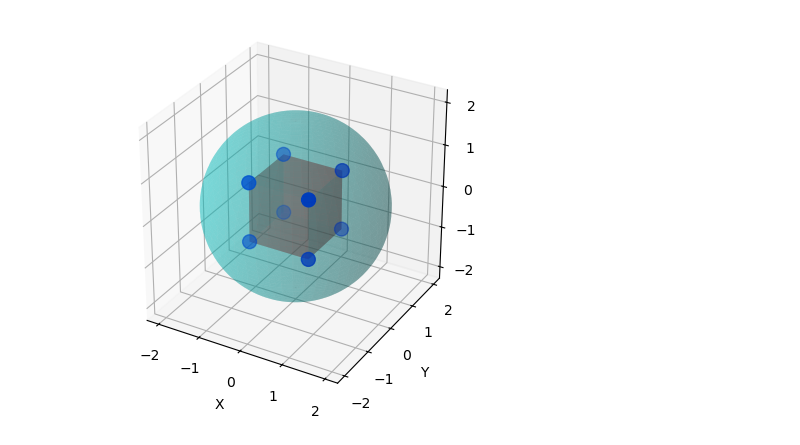
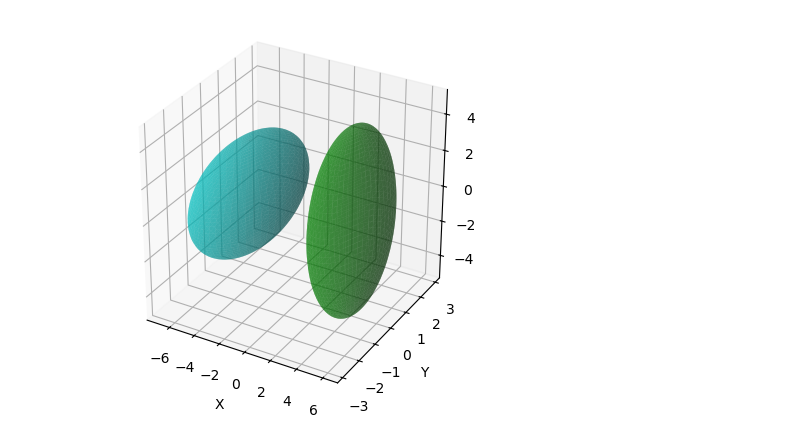
Before and after one commit to PepsiMonster/Python_ML, a Jupyter notebook: graph.ipynb, the cells around one changed output. Drawn from its saved outputs; the diff is of its cells as text; code cells hidden in the pictures.

Commit message:
TRP_DZ1 added, deleted old docx files, full report

```diff
--- a/graph.ipynb
+++ b/graph.ipynb
@@ -1,63 +31,82 @@
 # %%
 import numpy as np
 import matplotlib.pyplot as plt
 
 # Function to plot the cube
-def plot_cube(ax, size=1):
-    r = [-size / 2, size / 2]
+# def plot_cube(ax, size=1):
+#     r = [-size / 2, size / 2]
 
-    # Top and bottom faces (z = constant)
-    X, Y = np.meshgrid(r, r)
-    Z_top = np.full_like(X, size / 2)
-    Z_bottom = np.full_like(X, -size / 2)
-    ax.plot_surface(X, Y, Z_top, color='r', alpha=0.3)      # Top face
-    ax.plot_surface(X, Y, Z_bottom, color='r', alpha=0.3)   # Bottom face
+#     # Top and bottom faces (z = constant)
+#     X, Y = np.meshgrid(r, r)
+#     Z_top = np.full_like(X, size / 2)
+#     Z_bottom = np.full_like(X, -size / 2)
+#     ax.plot_surface(X, Y, Z_top, color='r', alpha=0.3)      # Top face
+#     ax.plot_surface(X, Y, Z_bottom, color='r', alpha=0.3)   # Bottom face
 
-    # Side faces (x = constant)
-    Y_side, Z_side = np.meshgrid(r, r)
-    X_side1 = np.full_like(Y_side, size / 2)
-    X_side2 = np.full_like(Y_side, -size / 2)
-    ax.plot_surface(X_side1, Y_side, Z_side, color='r', alpha=0.3)  # Side face x = size/2
-    ax.plot_surface(X_side2, Y_side, Z_side, color='r', alpha=0.3)  # Side face x = -size/2
+#     # Side faces (x = constant)
+#     Y_side, Z_side = np.meshgrid(r, r)
+#     X_side1 = np.full_like(Y_side, size / 2)
+#     X_side2 = np.full_like(Y_side, -size / 2)
+#     ax.plot_surface(X_side1, Y_side, Z_side, color='r', alpha=0.3)  # Side face x = size/2
+#     ax.plot_surface(X_side2, Y_side, Z_side, color='r', alpha=0.3)  # Side face x = -size/2
 
-    # Side faces (y = constant)
-    X_side, Z_side = np.meshgrid(r, r)
-    Y_side1 = np.full_like(X_side, size / 2)
-    Y_side2 = np.full_like(X_side, -size / 2)
-    ax.plot_surface(X_side, Y_side1, Z_side, color='r', alpha=0.3)  # Side face y = size/2
-    ax.plot_surface(X_side, Y_side2, Z_side, color='r', alpha=0.3)  # Side face y = -size/2
+    # # Side faces (y = constant)
+    # X_side, Z_side = np.meshgrid(r, r)
+    # Y_side1 = np.full_like(X_side, size / 2)
+    # Y_side2 = np.full_like(X_side, -size / 2)
+    # ax.plot_surface(X_side, Y_side1, Z_side, color='r', alpha=0.3)  # Side face y = size/2
+    # ax.plot_surface(X_side, Y_side2, Z_side, color='r', alpha=0.3)  # Side face y = -size/2
 
-    # Highlight the vertices of the cube
-    vertices = np.array([[x, y, z] for x in r for y in r for z in r])
-    ax.scatter(vertices[:, 0], vertices[:, 1], vertices[:, 2], color="b", s=100)
+    # # Highlight the vertices of the cube
+    # vertices = np.array([[x, y, z] for x in r for y in r for z in r])
+    # ax.scatter(vertices[:, 0], vertices[:, 1], vertices[:, 2], color="b", s=100)
 
 # Function to plot the sphere
-def plot_sphere(ax, radius=1):
+# Функция для отображения сферы
+def plot_sphere(ax, radius=1, center=(0, 0, 0), color='c', alpha=0.5):
     u = np.linspace(0, 2 * np.pi, 100)
     v = np.linspace(0, np.pi, 100)
-    x = radius * np.outer(np.cos(u), np.sin(v))
-    y = radius * np.outer(np.sin(u), np.sin(v))
-    z = radius * np.outer(np.ones_like(u), np.cos(v))
-    ax.plot_surface(x, y, z, color='c', alpha=0.3)
+    x0, y0, z0 = center
+    x = radius * np.outer(np.cos(u), np.sin(v)) + x0
+    y = radius * np.outer(np.sin(u), np.sin(v)) + y0
+    z = radius * np.outer(np.ones_like(u), np.cos(v)) + z0
+    ax.plot_surface(x, y, z, color=color, alpha=alpha)
 
-# Create a 3D plot
+# Функция для отображения эллипсоида
+def plot_ellipsoid(ax, a=1, b=1, c=1, center=(0, 0, 0), color='g', alpha=0.5):
+    u = np.linspace(0, 2 * np.pi, 100)
+    v = np.linspace(0, np.pi, 100)
+    x0, y0, z0 = center
+    x = a * np.outer(np.cos(u), np.sin(v)) + x0
+    y = b * np.outer(np.sin(u), np.sin(v)) + y0
+    z = c * np.outer(np.ones_like(u), np.cos(v)) + z0
+    ax.plot_surface(x, y, z, color=color, alpha=alpha)
+
+# Создаем 3D график
 fig = plt.figure()
 ax = fig.add_subplot(111, projection='3d')
 
-# Plot the sphere
-plot_sphere(ax, radius=2)
+# Задаем смещение по оси X, чтобы разместить фигуры рядом
+offset = 4
+# Create a 3D plot
+
+
+plot_sphere(ax, radius=r, center=(-offset, 0, 0), color='c', alpha=0.5)
+
+# Отображаем эллипсоид со смещением вправо
+plot_ellipsoid(ax, a=a, b=b, c=c, center=(offset, 0, 0), color='g', alpha=0.5)
 
 # Plot the cube with edge length sqrt(2)
-plot_cube(ax, size=np.sqrt(2))
+#plot_cube(ax, size=np.sqrt(2))
 
 # Set axis labels
 ax.set_xlabel('X')
 ax.set_ylabel('Y')
 ax.set_zlabel('Z')
 
 # Set equal aspect ratio
 ax.set_box_aspect([1,1,1])
 
 plt.show()
 # %% [output]
-[figure, old version]
+[figure, new version]
```
Also changed, not shown: parts of 1 cell of this notebook, 11 other files.
